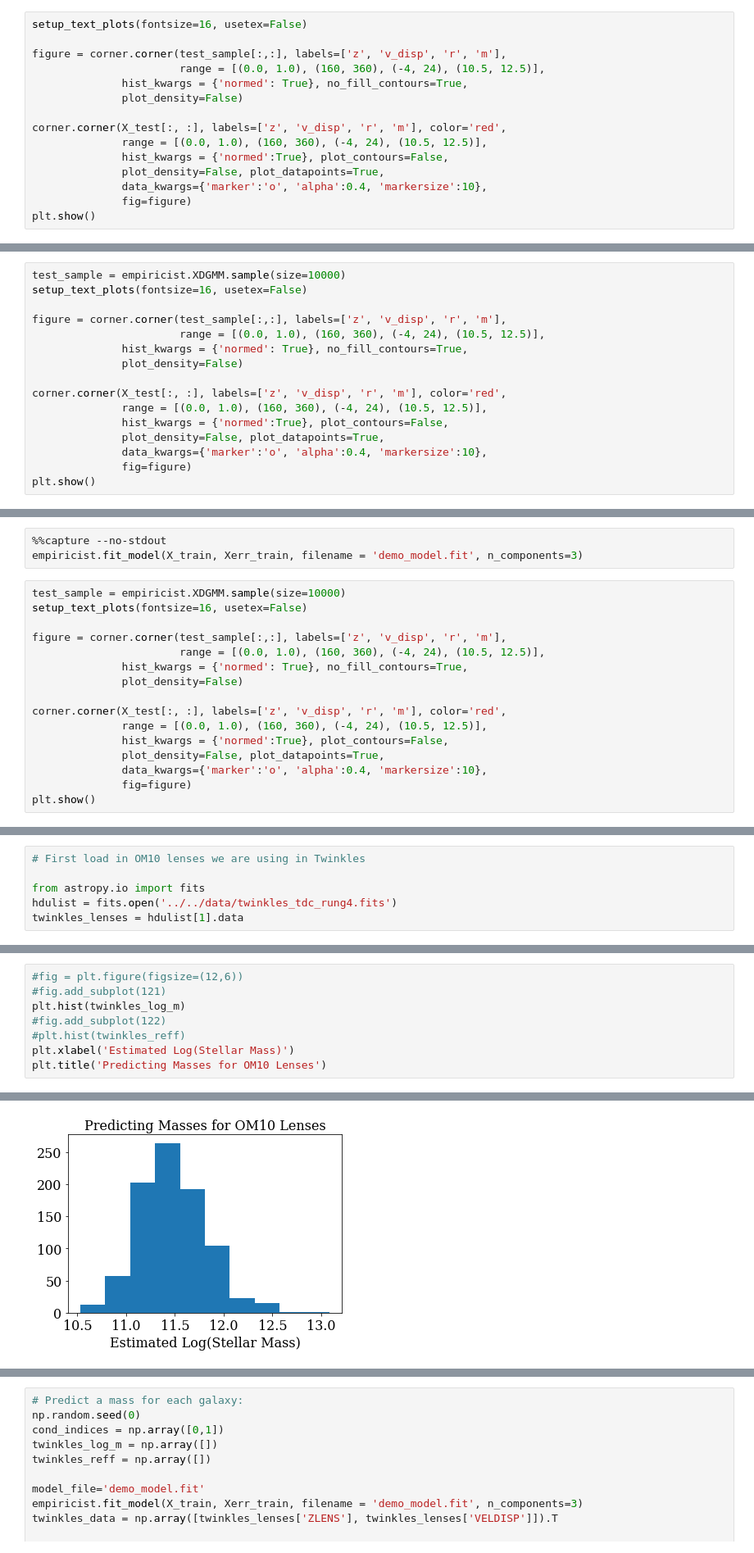
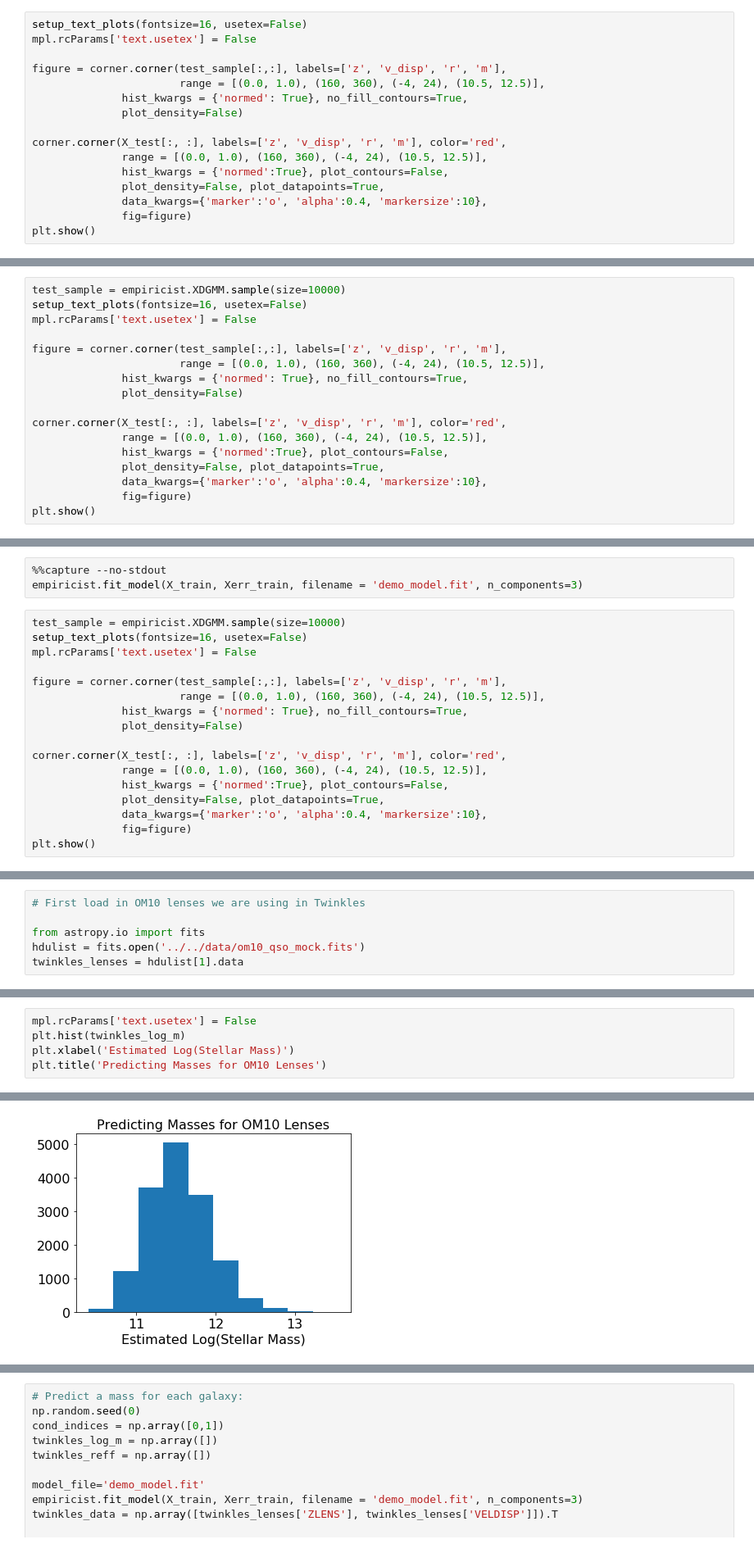
Before and after one commit to LSSTDESC/Twinkles, a Jupyter notebook: examples/notebooks/MatchingLensGalaxies.ipynb, the cells around one changed output, grey strips where cells are left out. Shown at 82% size. Cells and saved outputs as stored; diff of their text form.

```diff
--- a/examples/notebooks/MatchingLensGalaxies.ipynb
+++ b/examples/notebooks/MatchingLensGalaxies.ipynb
@@ -302,6 +306,7 @@ empiricist.fit_model(X_train, Xerr_train, filename = 'demo_model.fit', n_compone
 test_sample = empiricist.XDGMM.sample(size=10000)
 # %%
 setup_text_plots(fontsize=16, usetex=False)
+mpl.rcParams['text.usetex'] = False
 
 figure = corner.corner(test_sample[:,:], labels=['z', 'v_disp', 'r', 'm'],
                        range = [(0.0, 1.0), (160, 360), (-4, 24), (10.5, 12.5)],
@@ -325,6 +336,7 @@ empiricist.fit_model(X_train, Xerr_train, filename = 'demo_model.fit', n_compone
 # %%
 test_sample = empiricist.XDGMM.sample(size=10000)
 setup_text_plots(fontsize=16, usetex=False)
+mpl.rcParams['text.usetex'] = False
 
 figure = corner.corner(test_sample[:,:], labels=['z', 'v_disp', 'r', 'm'],
                        range = [(0.0, 1.0), (160, 360), (-4, 24), (10.5, 12.5)],
@@ -348,6 +366,7 @@ empiricist.fit_model(X_train, Xerr_train, filename = 'demo_model.fit', n_compone
 # %%
 test_sample = empiricist.XDGMM.sample(size=10000)
 setup_text_plots(fontsize=16, usetex=False)
+mpl.rcParams['text.usetex'] = False
 
 figure = corner.corner(test_sample[:,:], labels=['z', 'v_disp', 'r', 'm'],
                        range = [(0.0, 1.0), (160, 360), (-4, 24), (10.5, 12.5)],
@@ -371,7 +396,7 @@ We have decided to move forward with the 1-parameter GMM model and will now use
 # First load in OM10 lenses we are using in Twinkles
 
 from astropy.io import fits
-hdulist = fits.open('../../data/twinkles_tdc_rung4.fits')
+hdulist = fits.open('../../data/om10_qso_mock.fits')
 twinkles_lenses = hdulist[1].data
 # %%
 %%capture --no-stdout
@@ -395,11 +416,8 @@ for x in twinkles_data:
 # %%
-#fig = plt.figure(figsize=(12,6))
-#fig.add_subplot(121)
+mpl.rcParams['text.usetex'] = False
 plt.hist(twinkles_log_m)
-#fig.add_subplot(122)
-#plt.hist(twinkles_reff)
 plt.xlabel('Estimated Log(Stellar Mass)')
 plt.title('Predicting Masses for OM10 Lenses')
 # %% [output]
 <matplotlib.text.Text at 0x...>
-[figure, old version]
+[figure, new version]
```
Also changed, not shown: parts of 47 cells of this notebook, 2 other files.
